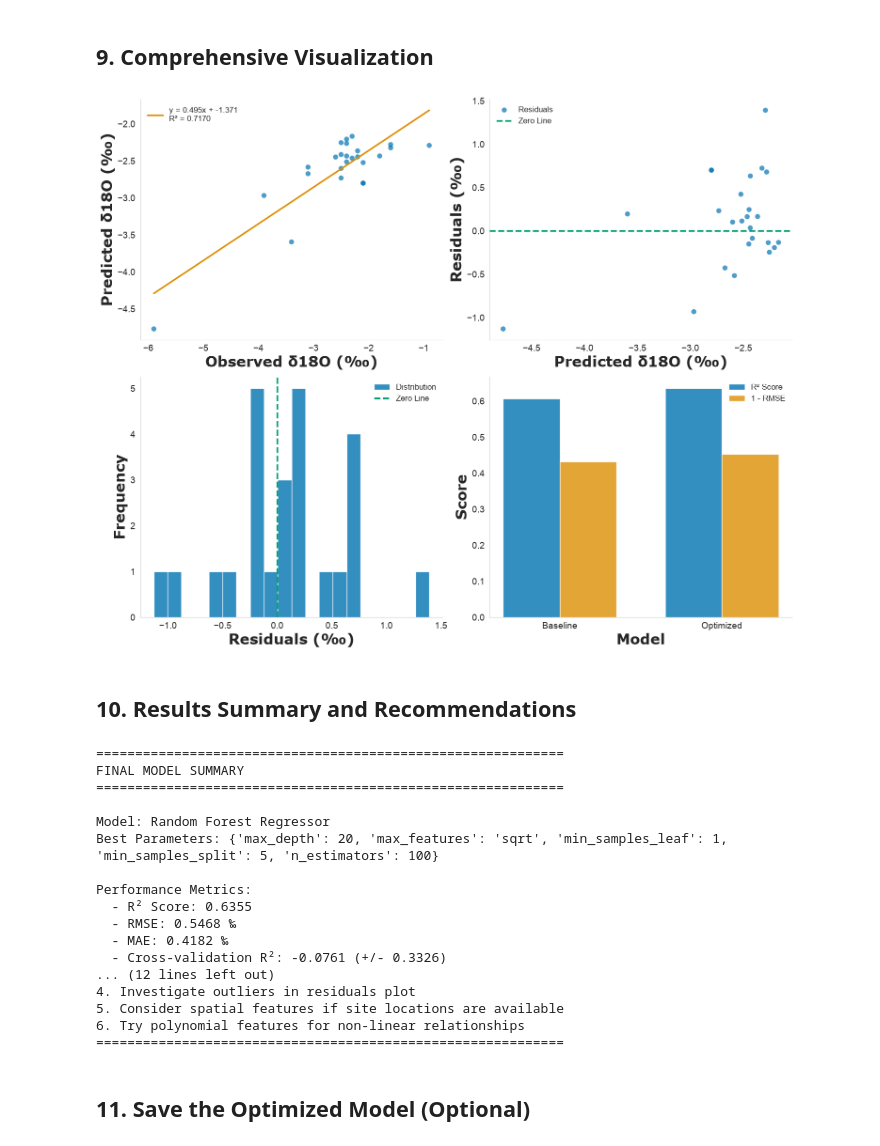
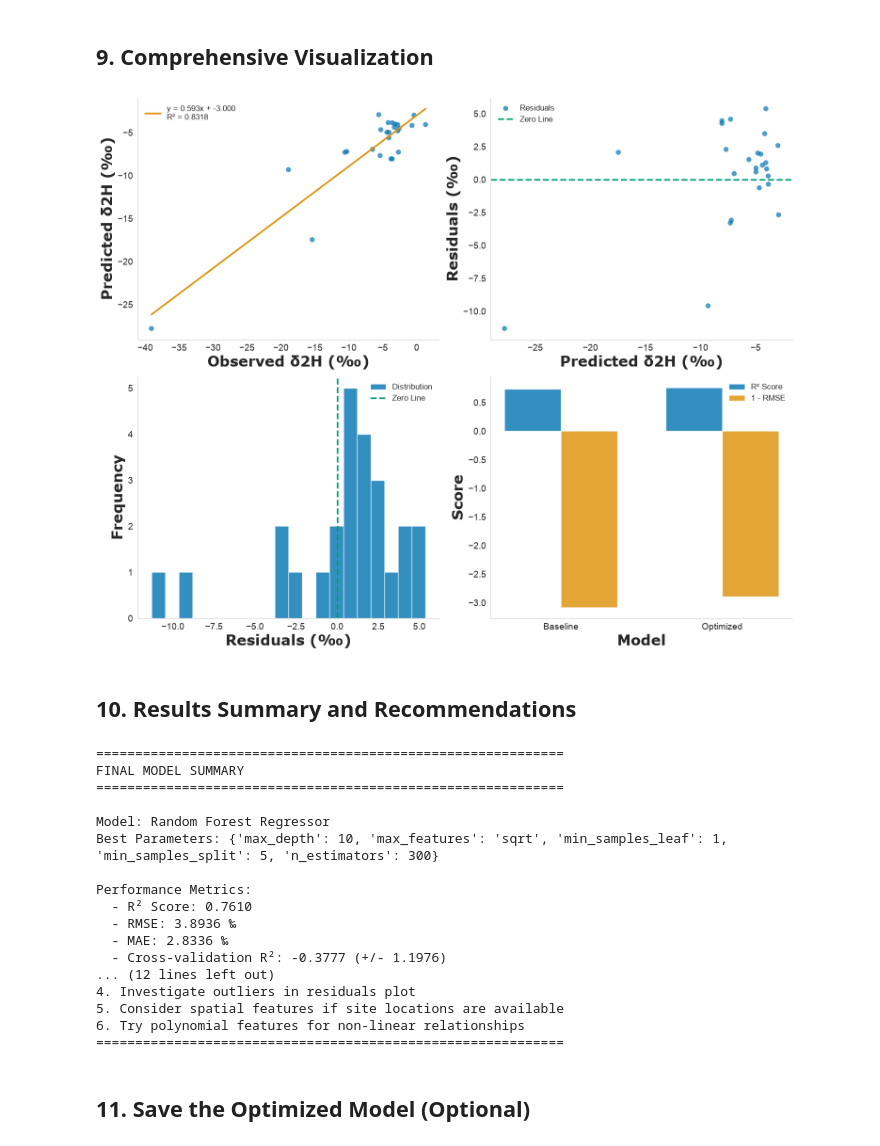
Before and after one commit to kalfaro8/Modeling-Project, a Jupyter notebook: Random-Forest-main/Random_Forest_Improved.ipynb, the cells around one changed output. Saved outputs shown, nothing was run; the diff lists cells and outputs as text; code cells hidden in the pictures.

```diff
--- a/Random-Forest-main/Random_Forest_Improved.ipynb
+++ b/Random-Forest-main/Random_Forest_Improved.ipynb
@@ -148,7 +148,10 @@ Use train_test_split with shuffling for better generalization
 # %%
 # Prepare features and target
 X = stream[feature_col]
-y = stream["δ18O"]
+TARGET = "δ2H"   # <-- set to "δ18O" or "δ2H"
+iso = TARGET                                         # plain text, e.g. "δ2H"
+iso_label = {"δ18O": "δ¹⁸O", "δ2H": "δ²H"}[TARGET]   # superscript version for plot axes
+y = stream[TARGET]
 
 # Split data with shuffling (80-20 split)
 X_train, X_test, y_train, y_test = train_test_split(
@@ -157,8 +160,8 @@ X_train, X_test, y_train, y_test = train_test_split(
 
 print(f"Training set size: {len(X_train)}")
 print(f"Test set size: {len(X_test)}")
-print(f"\nTraining set δ18O range: [{y_train.min():.2f}, {y_train.max():.2f}]")
-print(f"Test set δ18O range: [{y_test.min():.2f}, {y_test.max():.2f}]")
+print(f"\nTraining set {iso} range: [{y_train.min():.2f}, {y_train.max():.2f}]")
+print(f"Test set {iso} range: [{y_test.min():.2f}, {y_test.max():.2f}]")
 # %% [output]
 Training set size: 98
 Test set size: 25
@@ -655,8 +658,8 @@ line_y = slope * line_x + intercept
 axes[0, 0].plot(line_x, line_y, color='#DE8F05', linestyle='-', lw=2.5,
                 label=f'y = {slope:.3f}x + {intercept:.3f}\nR² = {r_value**2:.4f}')
 
-axes[0, 0].set_xlabel('Observed δ18O (‰)', fontsize=22, fontweight='bold', fontname='Verdana')
-axes[0, 0].set_ylabel('Predicted δ18O (‰)', fontsize=22, fontweight='bold', fontname='Verdana')
+axes[0, 0].set_xlabel(f'Observed {iso} (‰)', fontsize=22, fontweight='bold', fontname='Verdana')
+axes[0, 0].set_ylabel(f'Predicted {iso} (‰)', fontsize=22, fontweight='bold', fontname='Verdana')
 axes[0, 0].tick_params(axis='both', which='major', labelsize=14)
 axes[0, 0].legend(fontsize=12, frameon=False)
 axes[0, 0].spines['top'].set_visible(False)
@@ -667,7 +670,7 @@ axes[0, 0].grid(False)
 residuals = y_test - y_pred_optimized
 axes[0, 1].scatter(y_pred_optimized, residuals, alpha=0.7, color='#0173B2', s=60, edgecolors='none', label='Residuals')
 axes[0, 1].axhline(y=0, color='#029E73', linestyle='--', lw=2.5, label='Zero Line')
-axes[0, 1].set_xlabel('Predicted δ18O (‰)', fontsize=22, fontweight='bold', fontname='Verdana')
+axes[0, 1].set_xlabel(f'Predicted {iso} (‰)', fontsize=22, fontweight='bold', fontname='Verdana')
 axes[0, 1].set_ylabel('Residuals (‰)', fontsize=22, fontweight='bold', fontname='Verdana')
 axes[0, 1].tick_params(axis='both', which='major', labelsize=14)
 axes[0, 1].legend(fontsize=12, frameon=False)
@@ -684,34 +687,34 @@ axes[1, 0].tick_params(axis='both', which='major', labelsize=14)
 axes[1, 0].legend(fontsize=12, frameon=False)
 axes[1, 0].spines['top'].set_visible(False)
 axes[1, 0].spines['right'].set_visible(False)
 axes[1, 0].grid(False)
 
 # 4. Model comparison
 models = ['Baseline', 'Optimized']
 r2_scores = [baseline_r2, optimized_r2]
 rmse_scores = [baseline_rmse, optimized_rmse]
 
 x_pos = np.arange(len(models))
 width = 0.35
 
 bars1 = axes[1, 1].bar(x_pos - width/2, r2_scores, width, label='R² Score',
                         color='#0173B2', alpha=0.8)
 bars2 = axes[1, 1].bar(x_pos + width/2, [1 - rmse for rmse in rmse_scores], width,
                         label='1 - RMSE', color='#DE8F05', alpha=0.8)
 axes[1, 1].set_xlabel('Model', fontsize=22, fontweight='bold', fontname='Verdana')
 axes[1, 1].set_ylabel('Score', fontsize=22, fontweight='bold', fontname='Verdana')
 axes[1, 1].set_xticks(x_pos)
 axes[1, 1].set_xticklabels(models, fontsize=14)
 axes[1, 1].tick_params(axis='both', which='major', labelsize=14)
 axes[1, 1].legend(fontsize=12, frameon=False)
 axes[1, 1].spines['top'].set_visible(False)
 axes[1, 1].spines['right'].set_visible(False)
 axes[1, 1].grid(False)
 
 plt.tight_layout()
 plt.show()
 # %% [output]
-[figure, old version]
+[figure, new version]
 # %% [markdown]
 ## 10. Results Summary and Recommendations
 # %%
@@ -744,13 +747,13 @@ FINAL MODEL SUMMARY
 ============================================================
 
 Model: Random Forest Regressor
-Best Parameters: {'max_depth': 20, 'max_features': 'sqrt', 'min_samples_leaf': 1, 'min_samples_split': 5, 'n_estimators': 100}
+Best Parameters: {'max_depth': 10, 'max_features': 'sqrt', 'min_samples_leaf': 1, 'min_samples_split': 5, 'n_estimators': 300}
 
 Performance Metrics:
-  - R² Score: 0.6355
-  - RMSE: 0.5468 ‰
-  - MAE: 0.4182 ‰
-  - Cross-validation R²: -0.0761 (+/- 0.3326)
+  - R² Score: 0.7610
+  - RMSE: 3.8936 ‰
+  - MAE: 2.8336 ‰
+  - Cross-validation R²: -0.3777 (+/- 1.1976)
 ... (12 lines left out)
 4. Investigate outliers in residuals plot
 5. Consider spatial features if site locations are available
```
Also changed, not shown: parts of 15 cells of this notebook, 7 other files.
